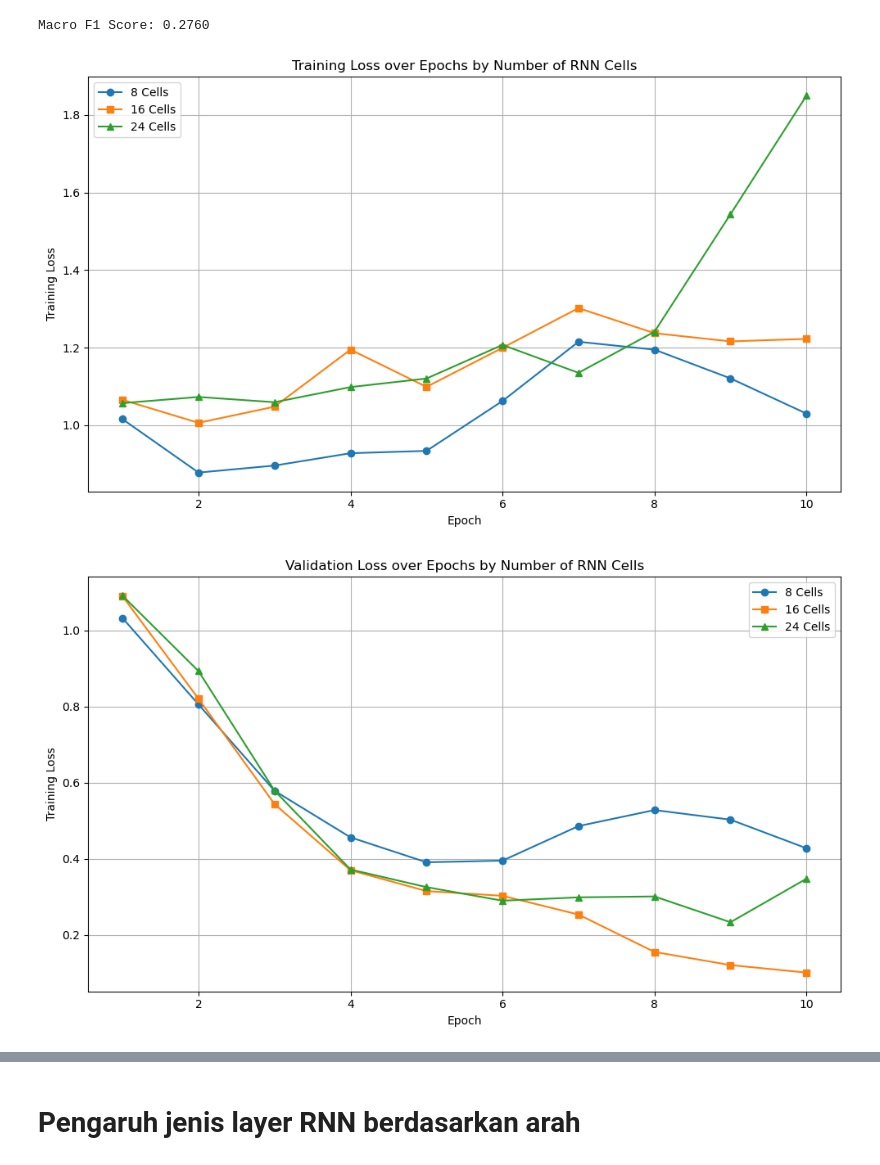
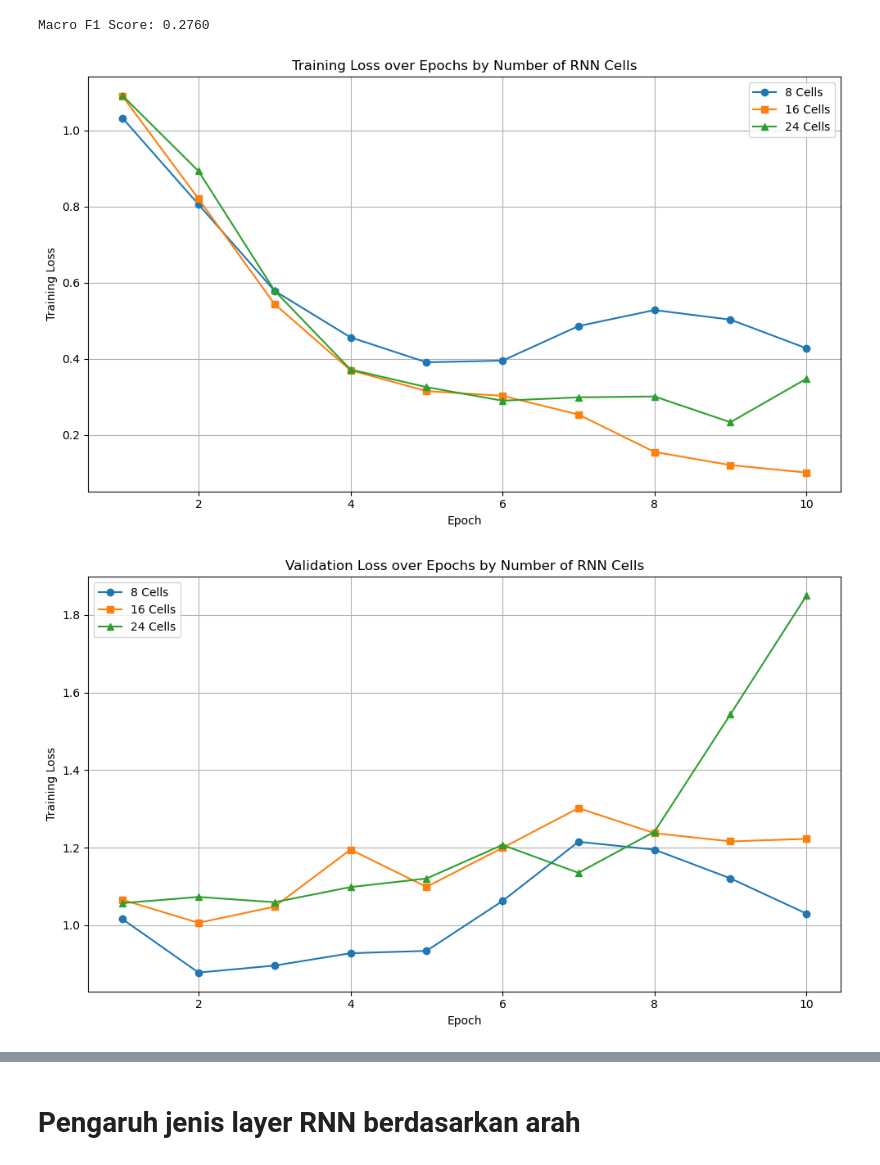
Before and after one commit to ImanuelSG/IF3270---CNN-RNN---50, a Jupyter notebook: src/trainRNN.ipynb, the cells around one changed output, grey strips where cells are left out. Cells and saved outputs as stored; diff of their text form; code cells hidden in the pictures.

Commit message:
feat: add visualize

```diff
--- a/src/trainRNN.ipynb
+++ b/src/trainRNN.ipynb
@@ -49,8 +49,8 @@ print(f"Vocabulary size: {vocab_size}")
 # %% [output]
 Vocabulary size: 2796
 # %%
-embedding_dim = 2 # Dimension of the embedding layer
-max_length = 2  # Maximum length of input sequences
+embedding_dim = 50 # Dimension of the embedding layer
+max_length = 60  # Maximum length of input sequences
 
 train_sequences = tokenizer.texts_to_sequences(train['text'].values)
 train_padded = pad_sequences(train_sequences, maxlen=max_length, padding='post', truncating='post')
@@ -322,8 +326,8 @@ history = cell8.fit(
     verbose=0          # verbosity mode, 0 = silent, 1 = progress bar, 2 = one line per epoch
 )
 
-train_loss.append(history.history['val_loss'])
-val_loss.append(history.history['loss'])
+train_loss.append(history.history['loss'])
+val_loss.append(history.history['val_loss'])
 
 all_weights = get_weights_per_layer(cell8, verbose=False)
 
@@ -371,8 +375,8 @@ history = cell16.fit(
     verbose=0          # verbosity mode, 0 = silent, 1 = progress bar, 2 = one line per epoch
 )
 
-train_loss.append(history.history['val_loss'])
-val_loss.append(history.history['loss'])
+train_loss.append(history.history['loss'])
+val_loss.append(history.history['val_loss'])
 
 all_weights = get_weights_per_layer(cell16, verbose=False)
 
@@ -420,8 +424,8 @@ history = cell24.fit(
     verbose=0          # verbosity mode, 0 = silent, 1 = progress bar, 2 = one line per epoch
 )
 
-train_loss.append(history.history['val_loss'])
-val_loss.append(history.history['loss'])
+train_loss.append(history.history['loss'])
+val_loss.append(history.history['val_loss'])
 
 all_weights = get_weights_per_layer(cell24, verbose=False)
 
@@ -450,8 +454,11 @@ Macro F1 Score: 0.2760
 # %%
 visualize_loss(list(range(1, len(train_loss[0])+1)), train_loss, ['8 Cells', '16 Cells', '24 Cells'], 'Training Loss over Epochs by Number of RNN Cells')
 visualize_loss(list(range(1, len(val_loss[0])+1)), val_loss, ['8 Cells', '16 Cells', '24 Cells'], 'Validation Loss over Epochs by Number of RNN Cells')
 visualize_f1(scores, scores_scratch, ['8 Cells', '16 Cells', '24 Cells'], title='F1 Score by Number of RNN Cells')
+visualize_train_val_loss(train_loss=train_loss[0], val_loss=val_loss[0], epochs=list(range(1, len(train_loss[0])+1)), title='Train and Validation Loss 8 RNN Cells')
+visualize_train_val_loss(train_loss=train_loss[1], val_loss=val_loss[1], epochs=list(range(1, len(train_loss[1])+1)), title='Train and Validation Loss 16 RNN Cells')
+visualize_train_val_loss(train_loss=train_loss[2], val_loss=val_loss[2], epochs=list(range(1, len(train_loss[2])+1)), title='Train and Validation Loss 24 RNN Cells')
 # %% [output]
-[figure, old version]
+[figure, new version]
-[figure, old version]
+[figure, new version]
 [figure]
```
Also changed, not shown: parts of 15 cells of this notebook, 1 other file.
